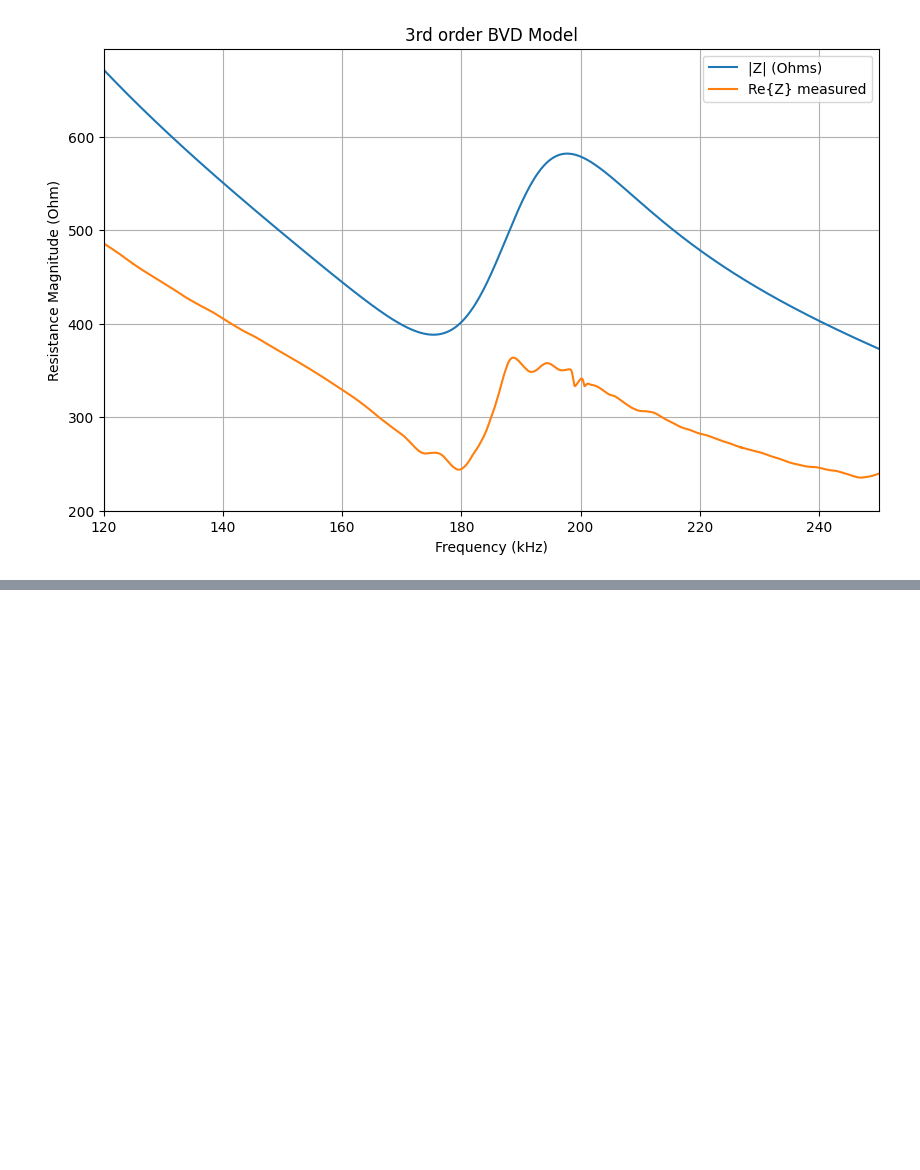
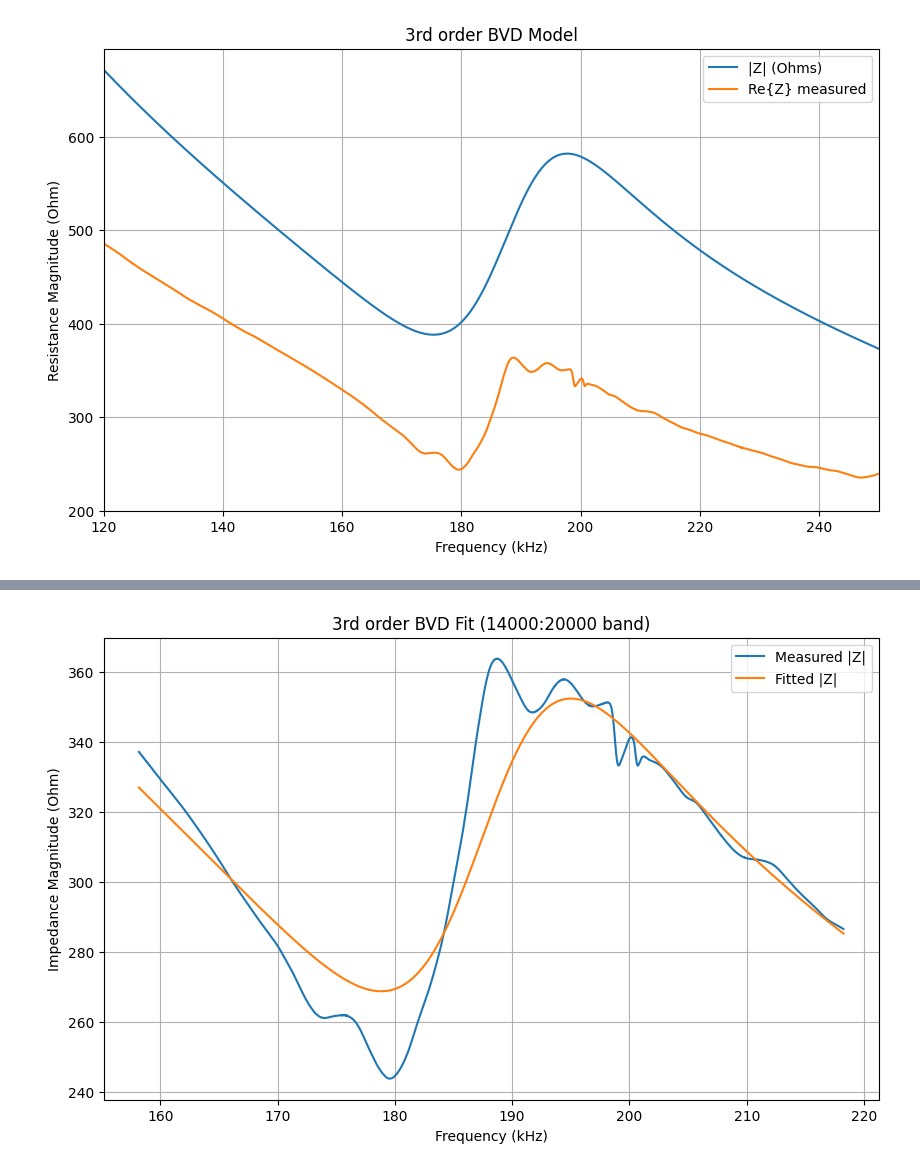
Before and after one commit to MKD-software/EMI-DMG-Analysis, a Jupyter notebook: Damage-analysis.ipynb, the cells around one changed output, grey strips where cells are left out. Saved outputs shown, nothing was run; the diff lists cells and outputs as text; code cells hidden in the pictures; blank space fills up the shorter version.

```diff
--- a/Damage-analysis.ipynb
+++ b/Damage-analysis.ipynb
@@ -668,0 +842,79 @@ plt.show()
+# %%
+import numpy as np
+import matplotlib.pyplot as plt
+from scipy.optimize import least_squares
+
+# --- Band of interest ---
+idx_low, idx_high = 14000, 20000
+f_fit = f_band[idx_low:idx_high]
+Z_meas_fit = Z_meas_band[idx_low:idx_high]
+
+def butterworth_van_dyke(f, Rm, Cm, Lm, C0):
+    w = 2 * np.pi * f
+    Zm = Rm + 1j*w*Lm + 1/(1j*w*Cm)
+    Y_total = 1j*w*C0 + 1/Zm
+    return 1 / Y_total
+
+def bvd_sum(f, params):
+    """3rd order sum of BVD resonators"""
+    R1, L1, C1, C0 = params[0:4]
+    R2, L2, C2, C02 = params[4:8]
+    #R3, L3, C3, C03 = params[8:12]
+    Z1 = butterworth_van_dyke(f, R1, C1, L1, C0)
+    Z2 = butterworth_van_dyke(f, R2, C2, L2, C02)
+    #Z3 = butterworth_van_dyke(f, R3, C3, L3, C03)
+    return Z1 + Z2
+
+# Cost function (real + imag parts)
+def residuals(params, f, Z_meas):
+    Z_model = bvd_sum(f, params)
+    return np.concatenate([
+        np.real(Z_model) - np.real(Z_meas),
+        np.imag(Z_model) - np.imag(Z_meas)
+    ])
+
+# --- Initial guess (baseline) ---
+# param_guesses = np.array([
+#     155.0, 900e-6, 0.89e-9, 5.9e-9,   # resonator 1
+#     155.0*0.6, 900e-6*0.6, 0.89e-9*0.6, 5.9e-9*0.6,
+#     155.0*0.1, 900e-6*0.1, 0.89e-9*0.1, 5.9e-9*0.1
+# ])
+
+# --- Initial guess (baseline) ---
+param_guesses = np.array([
+    155.0, 900e-6, 0.89e-9, 5.9e-9,   # resonator 1
+    155.0*0.6, 900e-6*0.6, 0.89e-9*0.6, 5.9e-9*0.6
+    ])
+
+
+
+# --- Multi-restart least squares ---
+best = None
+n_trials = 10000  # number of random restarts
+
+for i in range(n_trials):
+    # random scaling between 0.5x and 2x for each parameter
+    guess = param_guesses * (0.5 + 1.5*np.random.rand(len(param_guesses)))
+    res = least_squares(residuals, guess, args=(f_fit, Z_meas_fit))
+    if best is None or res.cost < best.cost:
+        best = res
+        print(f"Trial {i+1}: New best cost = {res.cost:.4e}")
+
+fitted_params = best.x
+print("\nBest fitted parameters:")
+print(fitted_params)
+
+# Compute fitted curve
+Z_fit = bvd_sum(f_fit, fitted_params)
+
+# Plot
+plt.figure(figsize=(10,6))
+plt.plot(f_fit/1e3, np.abs(Z_meas_fit), label="Measured |Z|")
+plt.plot(f_fit/1e3, np.abs(Z_fit), label="Fitted |Z|")
+plt.xlabel("Frequency (kHz)")
+plt.ylabel("Impedance Magnitude (Ohm)")
+plt.title("3rd order BVD Fit (14000:20000 band)")
+plt.legend()
+plt.grid(True)
+plt.show()
+# %% [output]
@@ -668,0 +935 @@ plt.show()
+[figure, added]
```
Also changed, not shown: parts of 7 cells of this notebook.
